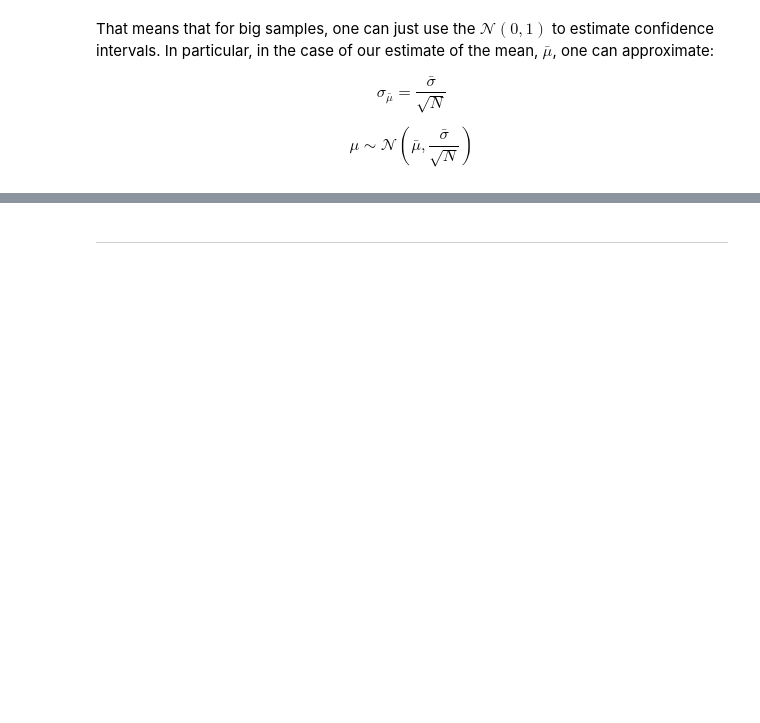
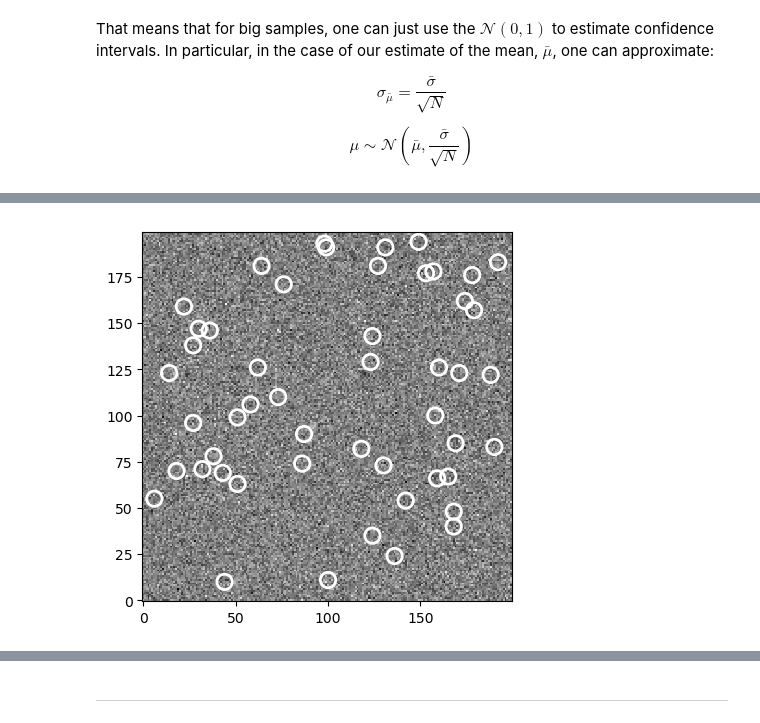
Before and after one commit to thevalentino/AS450-astroinformatica, a Jupyter notebook: 01-Statistics for Astronomers.ipynb, the cells around one changed output, grey strips where cells are left out. Cells and saved outputs as stored; diff of their text form; code cells hidden in the pictures; blank space fills up the shorter version.

```diff
--- a/01-Statistics for Astronomers.ipynb
+++ b/01-Statistics for Astronomers.ipynb
@@ -556,0 +580,21 @@ The `noise.fits` file is a fake, background subtracted image of an empty patch o
+# %%
+from photutils import CircularAperture
+
+aperture_diameter_arcsecs = 2.5
+pixel_scale = 0.3 # arcsecs/pixel
+aperture_radius = 2.5 / pixel_scale / 2
+
+min_center = int(np.ceil(aperture_radius))
+max_center = int(np.floor(data.shape[0]-aperture_radius))
+
+N_apertures = 50
+random_aperture_centers = np.random.randint(min_center, max_center,
+                                            size=(2, N_apertures))
+
+random_apertures = CircularAperture(random_aperture_centers, r=aperture_radius)
+
+with plt.style.context("default"):
+    plt.imshow(data, cmap='gray', origin='bottom')
+    random_apertures.plot(color='w', lw=2)
+# %% [output]
+[figure, added]
```
Also changed, not shown: parts of 11 cells of this notebook.
